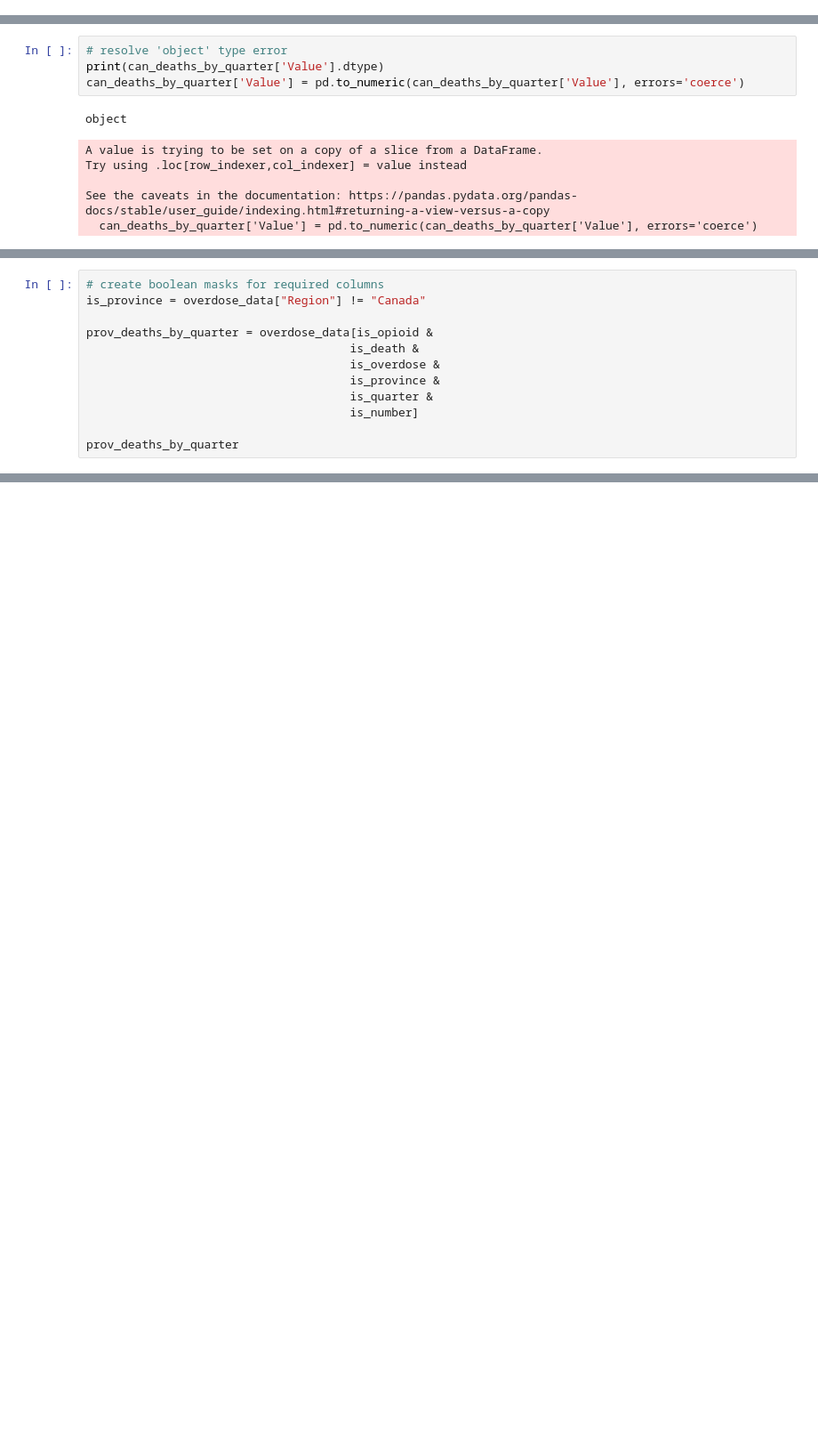
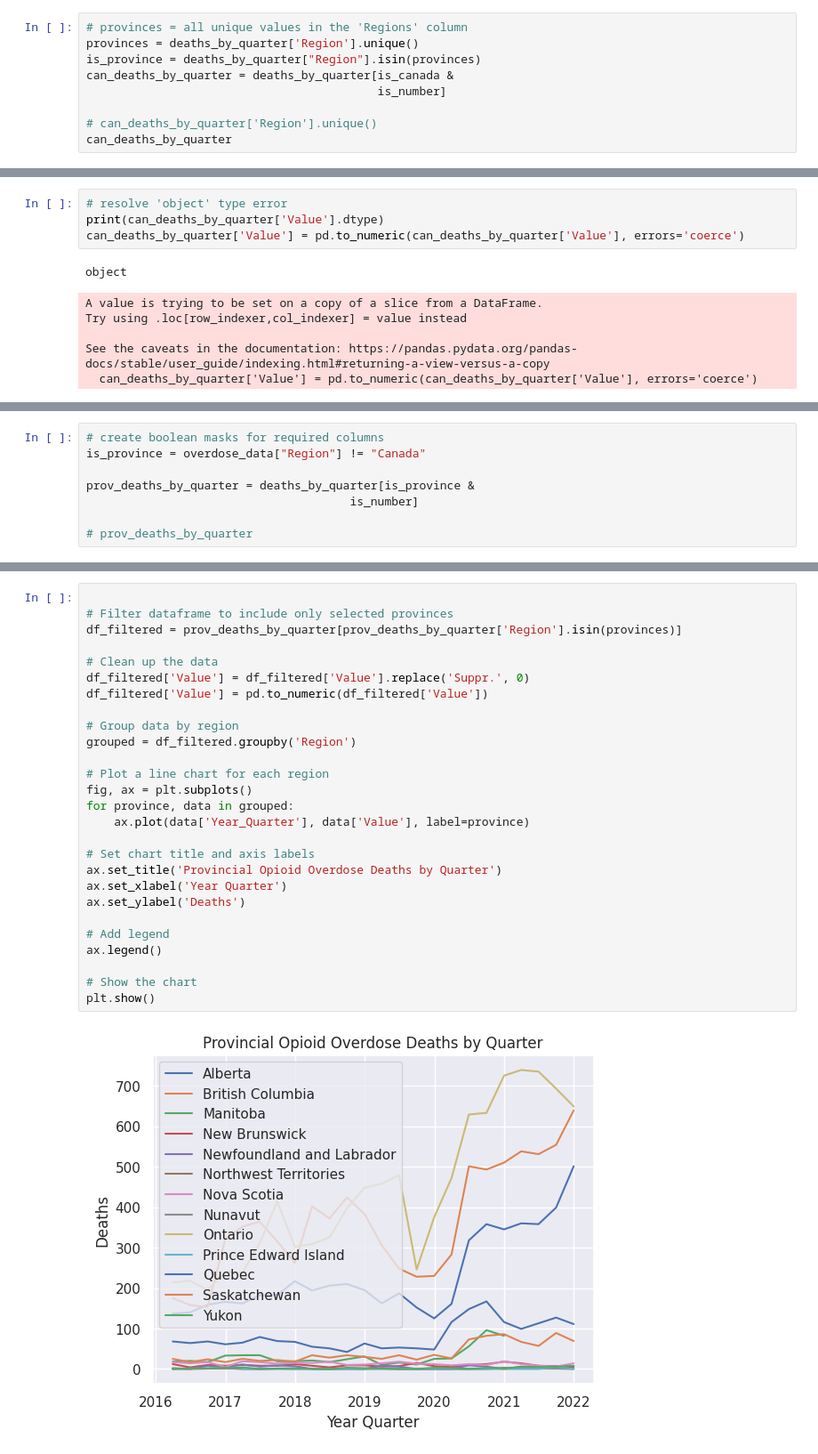
Before and after one commit to bempt/Opioids-in-Canada-EDA, a Jupyter notebook: eda.ipynb, the cells around one changed output, grey strips where cells are left out. Shown at 89% size. Drawn from its saved outputs; the diff is of its cells as text; blank space fills up the shorter version.

```diff
--- a/eda.ipynb
+++ b/eda.ipynb
@@ -239,0 +296,9 @@ See the caveats in the documentation: https://pandas.pydata.org/pandas-docs/stab
+# %%
+# provinces = all unique values in the 'Regions' column
+provinces = deaths_by_quarter['Region'].unique()
+is_province = deaths_by_quarter["Region"].isin(provinces)
+can_deaths_by_quarter = deaths_by_quarter[is_canada &
+                                          is_number]
+
+# can_deaths_by_quarter['Region'].unique()
+can_deaths_by_quarter
@@ -287,11 +399,7 @@ plt.show()
 # create boolean masks for required columns
 is_province = overdose_data["Region"] != "Canada"
 
-prov_deaths_by_quarter = overdose_data[is_opioid &
-                                      is_death &
-                                      is_overdose &
-                                      is_province &
-                                      is_quarter &
+prov_deaths_by_quarter = deaths_by_quarter[is_province &
                                       is_number]
 
-prov_deaths_by_quarter
+# prov_deaths_by_quarter
@@ -311,0 +406,29 @@ prov_deaths_by_quarter
+# %%
+
+# Filter dataframe to include only selected provinces
+df_filtered = prov_deaths_by_quarter[prov_deaths_by_quarter['Region'].isin(provinces)]
+
+# Clean up the data
+df_filtered['Value'] = df_filtered['Value'].replace('Suppr.', 0)
+df_filtered['Value'] = pd.to_numeric(df_filtered['Value'])
+
+# Group data by region
+grouped = df_filtered.groupby('Region')
+
+# Plot a line chart for each region
+fig, ax = plt.subplots()
+for province, data in grouped:
+    ax.plot(data['Year_Quarter'], data['Value'], label=province)
+
+# Set chart title and axis labels
+ax.set_title('Provincial Opioid Overdose Deaths by Quarter')
+ax.set_xlabel('Year Quarter')
+ax.set_ylabel('Deaths')
+
+# Add legend
+ax.legend()
+
+# Show the chart
+plt.show()
+# %% [output]
+[figure, added]
```
Also changed, not shown: parts of 22 cells of this notebook.
